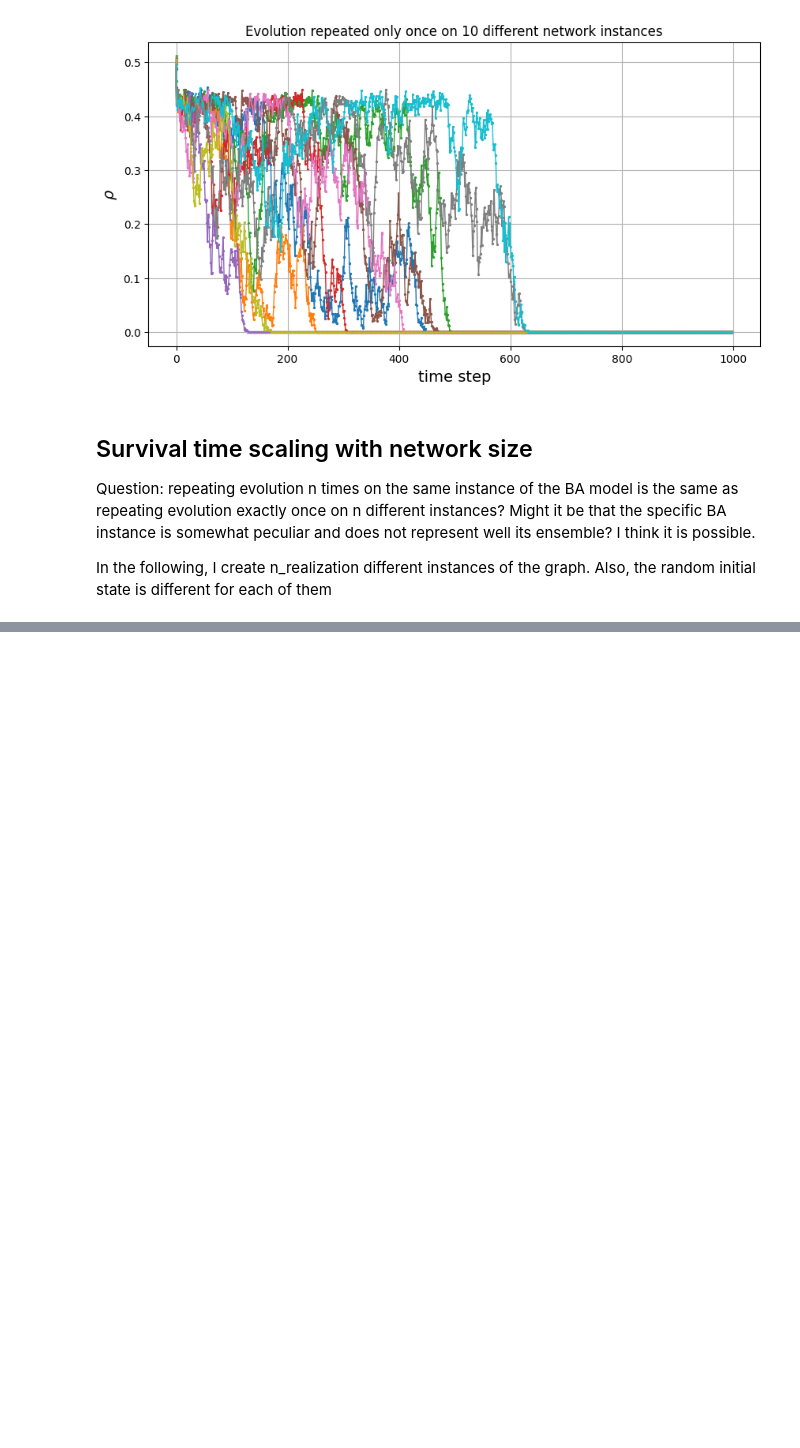
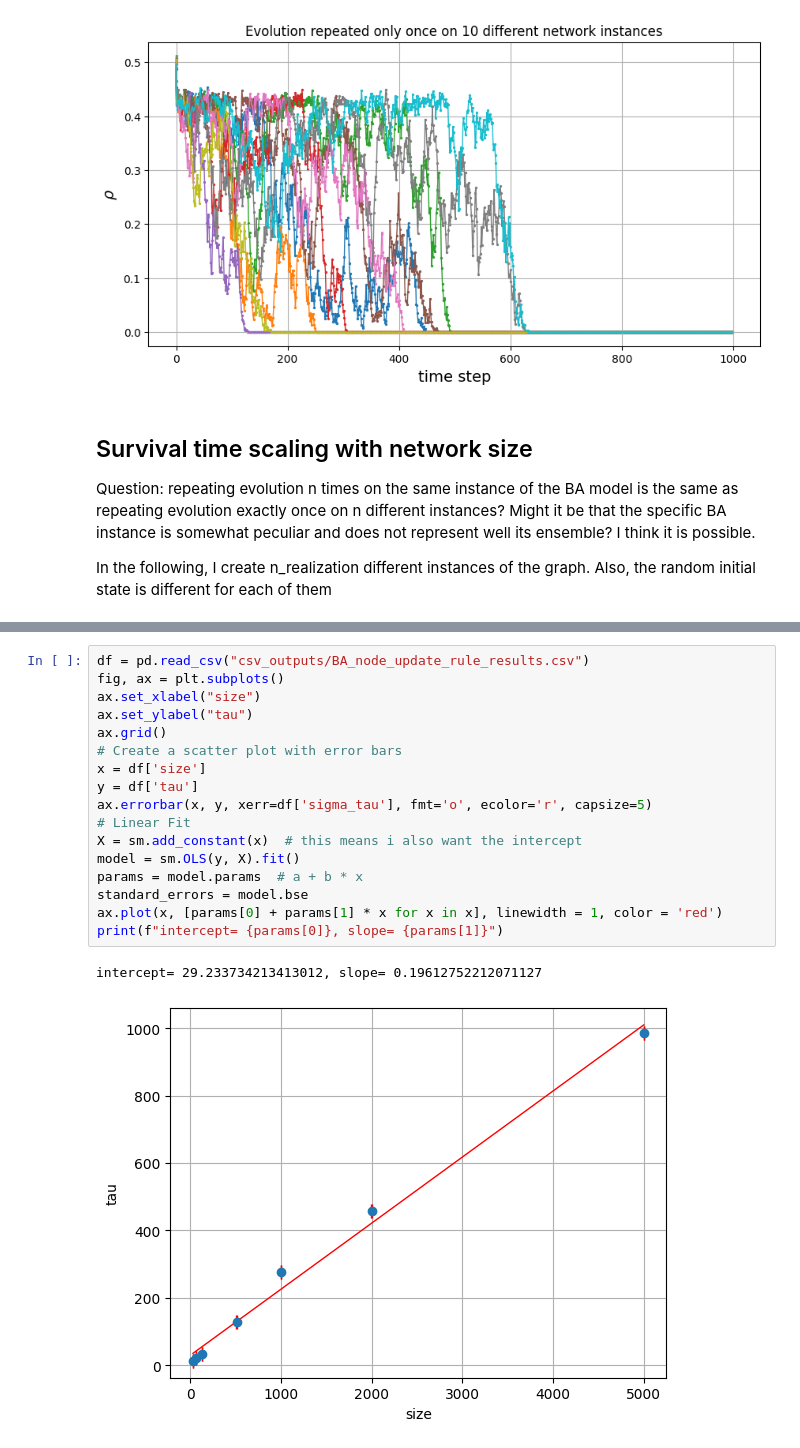
Before and after one commit to miriamzara/ComplexNet_project, a Jupyter notebook: project_28/code/voter.ipynb, the cells around one changed output, grey strips where cells are left out. Saved outputs shown, nothing was run; the diff lists cells and outputs as text; blank space fills up the shorter version.

```diff
--- a/project_28/code/voter.ipynb
+++ b/project_28/code/voter.ipynb
@@ -206,0 +269,20 @@ tau = 455.07205467073646 +/- 0.6694365021043042
+# %%
+df = pd.read_csv("csv_outputs/BA_node_update_rule_results.csv")
+fig, ax = plt.subplots()
+ax.set_xlabel("size")
+ax.set_ylabel("tau")
+ax.grid()
+# Create a scatter plot with error bars
+x = df['size']
+y = df['tau']
+ax.errorbar(x, y, xerr=df['sigma_tau'], fmt='o', ecolor='r', capsize=5)
+# Linear Fit
+X = sm.add_constant(x)  # this means i also want the intercept
+model = sm.OLS(y, X).fit()
+params = model.params  # a + b * x
+standard_errors = model.bse
+ax.plot(x, [params[0] + params[1] * x for x in x], linewidth = 1, color = 'red')
+print(f"intercept= {params[0]}, slope= {params[1]}")
+# %% [output]
+intercept= 29.233734213413012, slope= 0.19612752212071127
+[figure, added]
```
Also changed, not shown: parts of 8 cells of this notebook, 11 other files.
